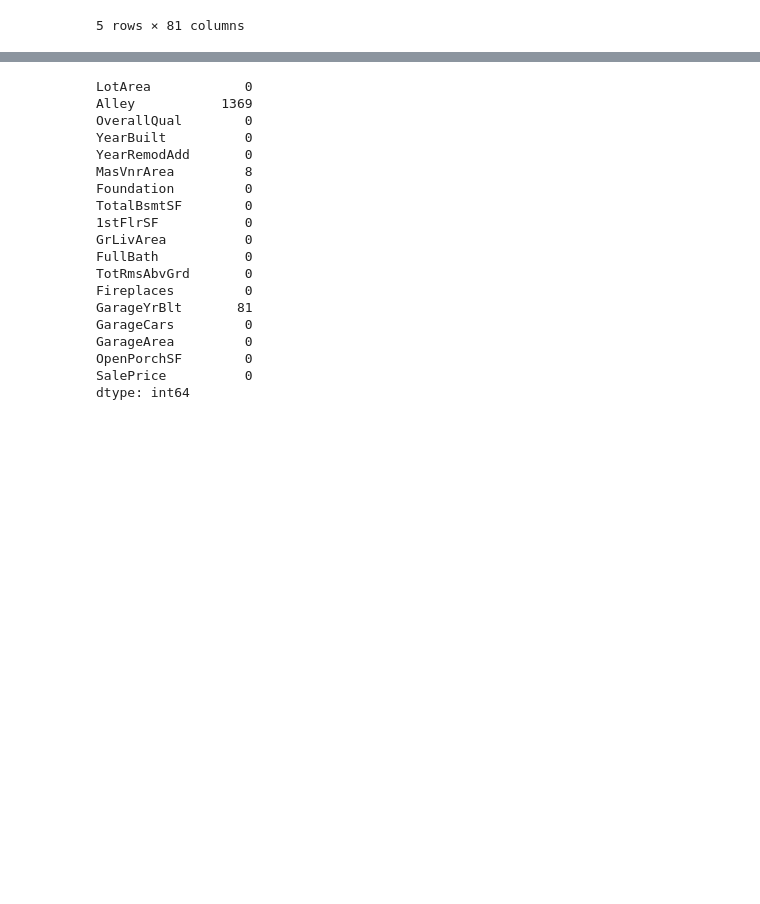
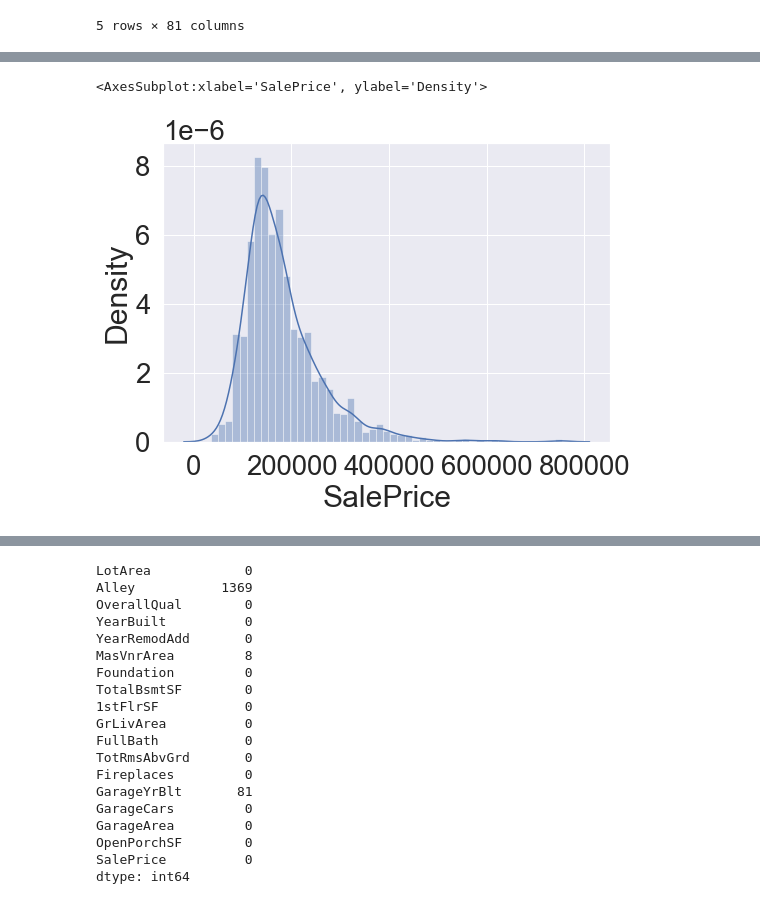
Before and after one commit to YuLim2/Kaggle, a Jupyter notebook: House_Price/house_price_regression.ipynb, the cells around one changed output, grey strips where cells are left out. Drawn from its saved outputs; the diff is of its cells as text; code cells hidden in the pictures; blank space fills up the shorter version.

```diff
--- a/House_Price/house_price_regression.ipynb
+++ b/House_Price/house_price_regression.ipynb
@@ -53,0 +111,5 @@ sns.heatmap(heatmap_d1.astype(float).corr(), linewidths=0.1, vmax=1.0,
+# %%
+sns.distplot(df_train['SalePrice'])
+# %% [output]
+<AxesSubplot:xlabel='SalePrice', ylabel='Density'>
+[figure, added]
```
Also changed, not shown: parts of 45 cells of this notebook.
